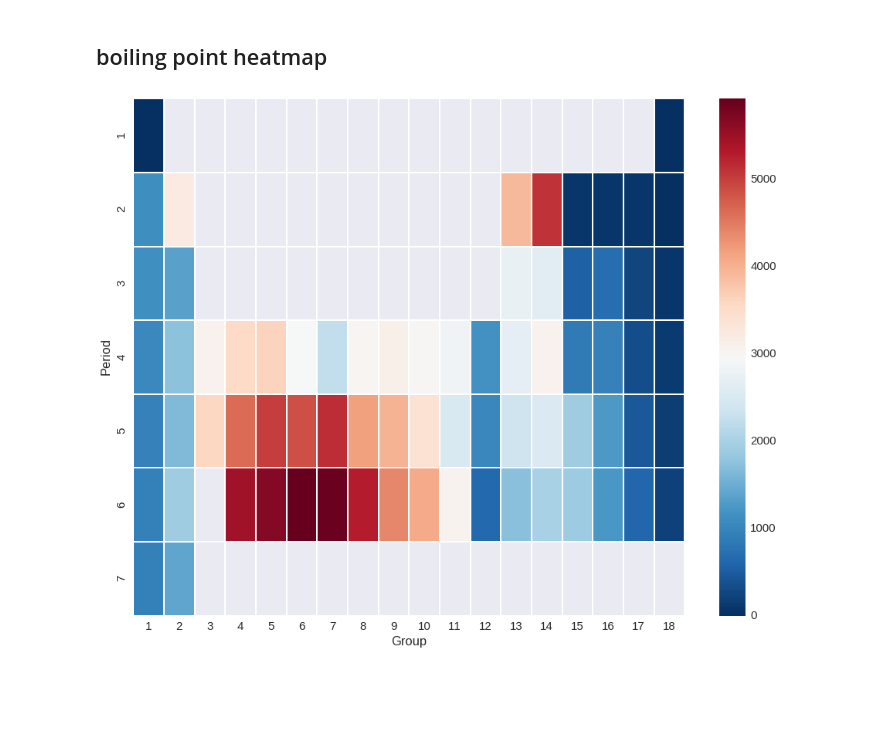
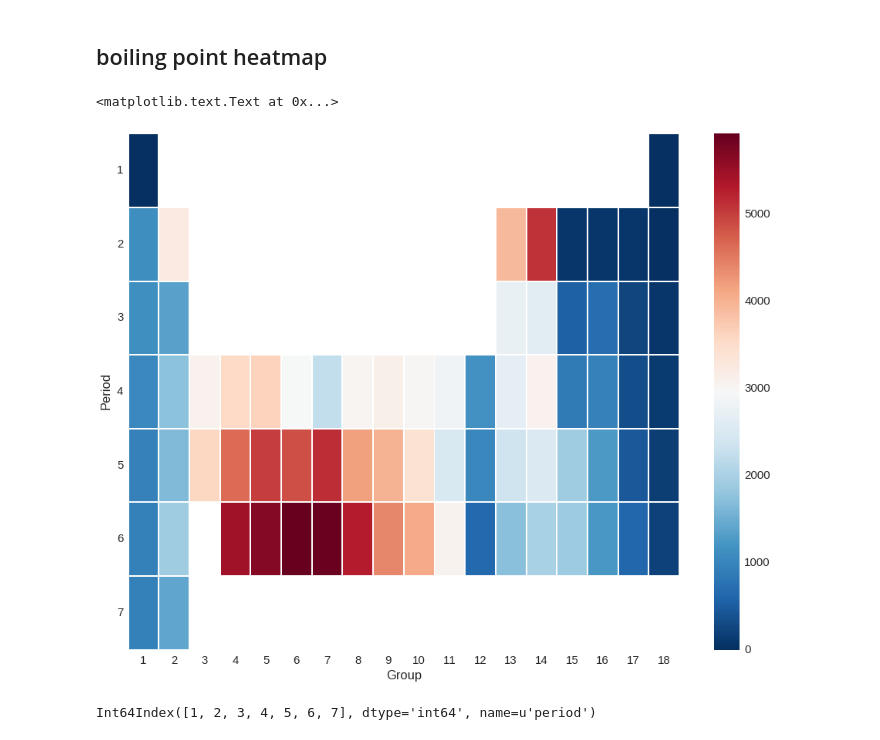
Before and after one commit to lmmentel/mendeleev, a Jupyter notebook: docs/ipynb/plots.ipynb, the cells around one changed output. Saved outputs shown, nothing was run; the diff lists cells and outputs as text; code cells hidden in the pictures; blank space fills up the shorter version.

```diff
--- a/docs/ipynb/plots.ipynb
+++ b/docs/ipynb/plots.ipynb
@@ -140,12 +139,22 @@ keys = ['period', 'group_id', 'boiling_point']
 els = ptable[keys].dropna()
 elements_rect = els.pivot(*keys)
 # %%
-sns.set(font_scale=1.5,rc={"figure.figsize": (16, 12)})
+sns.set(font_scale=1.5, style='whitegrid', rc={"figure.figsize": (16, 12)})
 mask = np.asarray(elements_rect.isnull())
-ax = sns.heatmap(elements_rect, cmap='RdBu_r', mask=mask)
+ax = sns.heatmap(elements_rect, cmap='RdBu_r', mask=mask, linewidths=1)
 n = len(ax.xaxis.get_ticklabels())
+ax.set_yticklabels(elements_rect.index[::-1], rotation=0)
 ax.set_xticklabels(range(1, n+1))
 ax.set_xlabel('Group')
 ax.set_ylabel('Period')
 # %% [output]
+<matplotlib.text.Text at 0x...>
-[figure, old version]
+[figure, new version]
+# %%
+keys = ['period', 'group_id', 'boiling_point']
+els = ptable[keys].dropna()
+#idx = pd.MultiIndex.
+elements_rect = els.pivot(index='period', columns='group_id', values='boiling_point')
+elements_rect.index
+# %% [output]
+Int64Index([1, 2, 3, 4, 5, 6, 7], dtype='int64', name=u'period')
```
Also changed, not shown: parts of 9 cells of this notebook, 5 other files.
